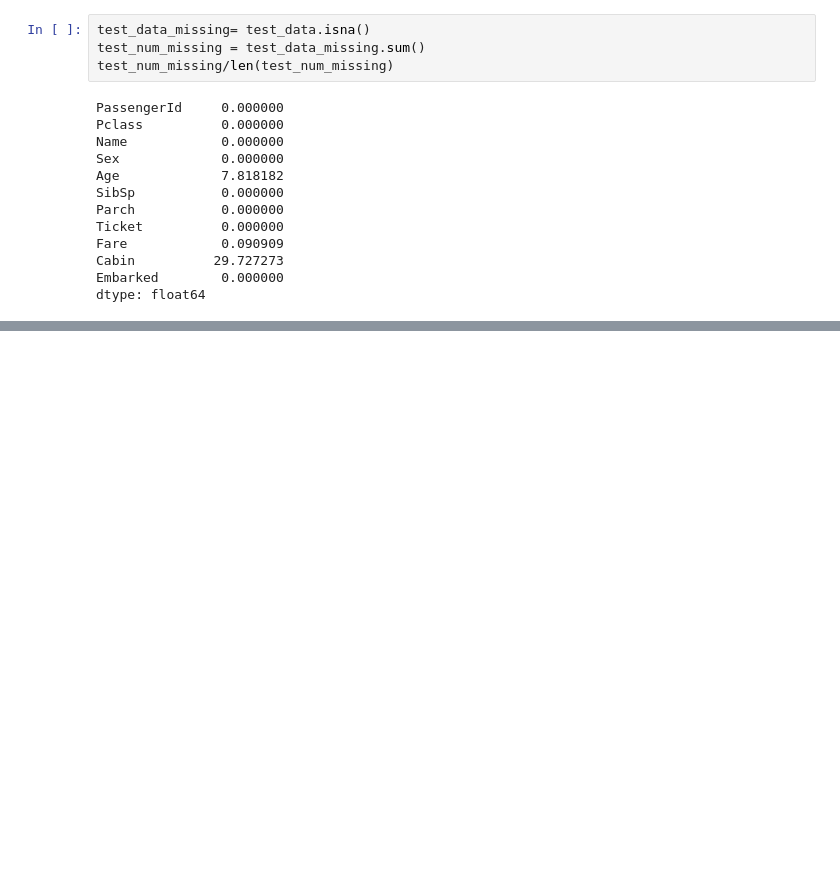
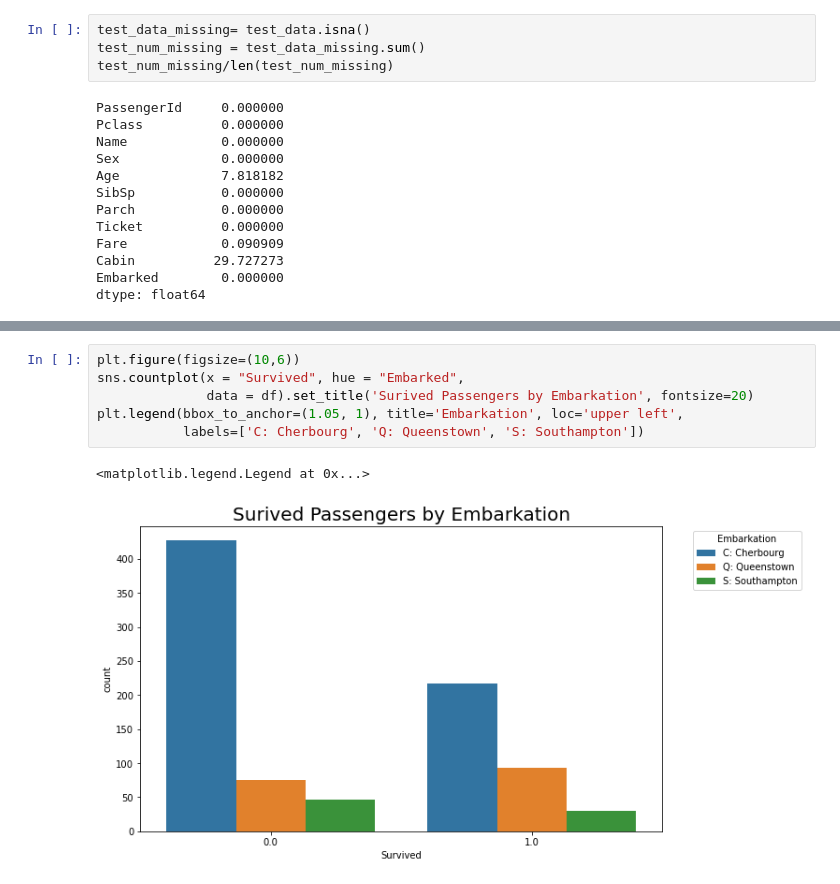
Before and after one commit to malabidi/Titanic, a Jupyter notebook: Titanic_predictions_jupyter_notebook.ipynb, the cells around one changed output, grey strips where cells are left out. Cells and saved outputs as stored; diff of their text form; blank space fills up the shorter version.

```diff
--- a/Titanic_predictions_jupyter_notebook.ipynb
+++ b/Titanic_predictions_jupyter_notebook.ipynb
@@ -105,0 +193,9 @@ dtype: float64
+# %%
+plt.figure(figsize=(10,6))
+sns.countplot(x = "Survived", hue = "Embarked",
+              data = df).set_title('Surived Passengers by Embarkation', fontsize=20)
+plt.legend(bbox_to_anchor=(1.05, 1), title='Embarkation', loc='upper left',
+           labels=['C: Cherbourg', 'Q: Queenstown', 'S: Southampton'])
+# %% [output]
+<matplotlib.legend.Legend at 0x...>
+[figure, added]
```
Also changed, not shown: parts of 13 cells of this notebook.
